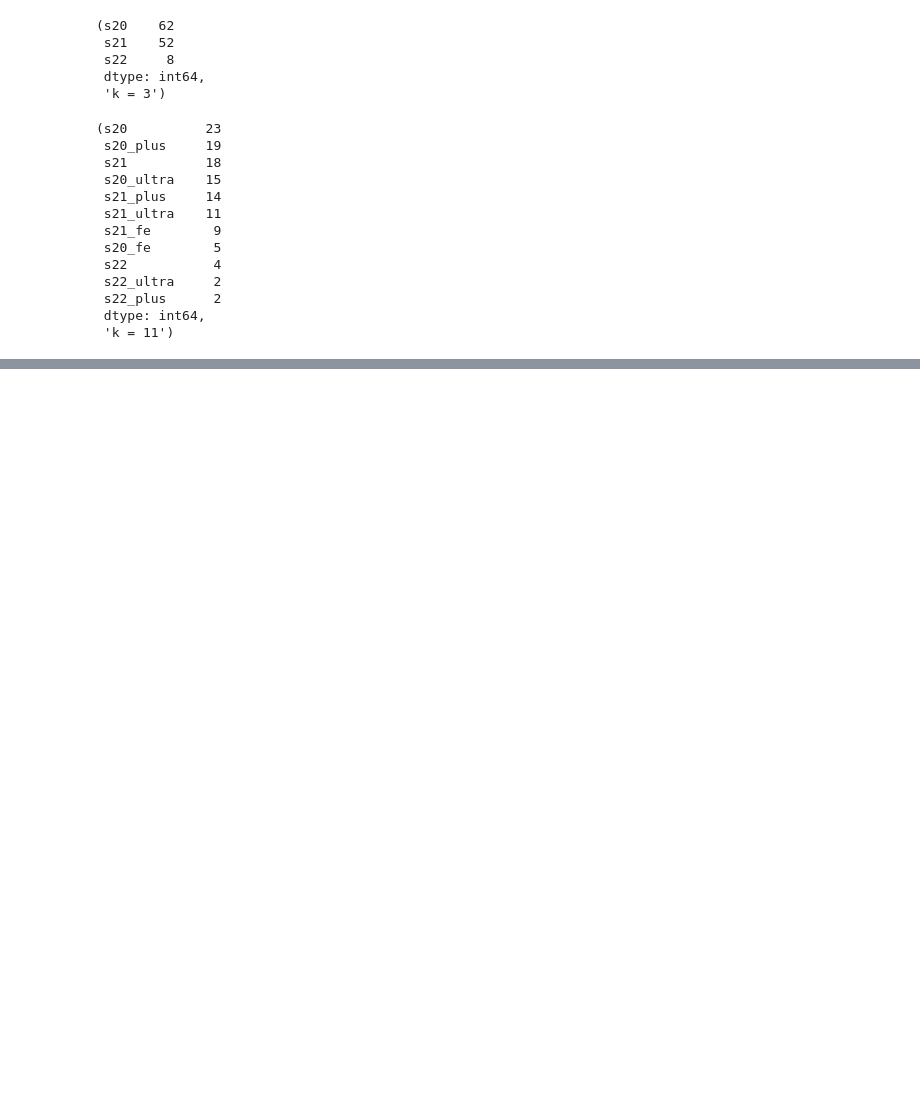
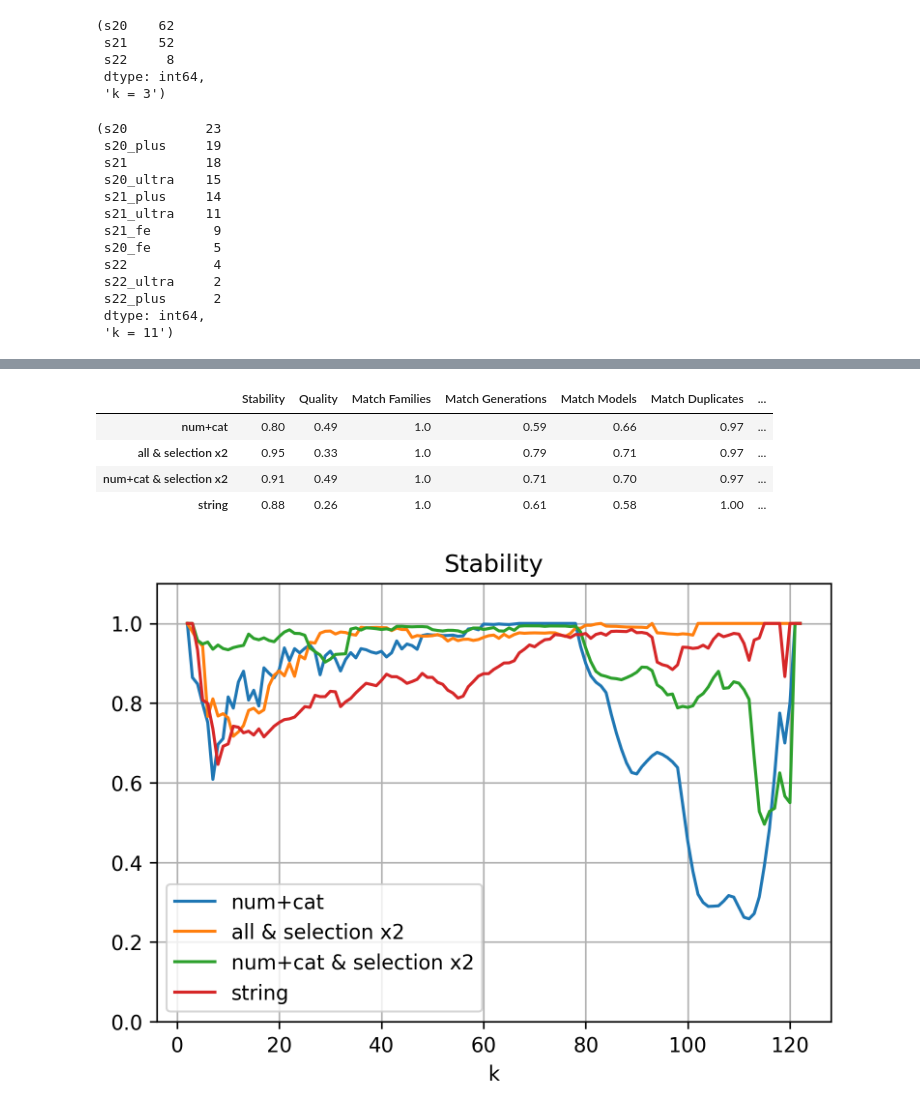
Before and after one commit to hd-code/ma-product-clustering, a Jupyter notebook: cluster-analysis/notebooks/clustering/3-both.ipynb, the cells around one changed output, grey strips where cells are left out. Saved outputs shown, nothing was run; the diff lists cells and outputs as text; code cells hidden in the pictures; blank space fills up the shorter version.

```diff
--- a/cluster-analysis/notebooks/clustering/3-both.ipynb
+++ b/cluster-analysis/notebooks/clustering/3-both.ipynb
@@ -195,8 +187,10 @@ attr_df[cols].groupby(cols[1:]).count()
 # %%
 attr_shared_df = attr_df[
     ~attr_df["required-cases"].isna() &
-    ~attr_df["required-phones"].isna()
+    ~attr_df["required-phones"].isna() &
+    ~attr_df["code"].isin(["icecat_name"])
 ]
+attr_codes_shared = attr_shared_df["code"].to_list()
 attr_shared_df
 # %% [output]
 |  | code | name | type | typeclass | required-cases | required-phones | non-null | unique |
@@ -272,7 +267,7 @@ def calc_metrics(attr_codes, multi_as_single=False, attr_to_overweight: list[str
     }
 # %%
 def metrics_to_table(metric):
-    result = {
+    return {
         "Stability": metric["stabilities"].mean(),
         "Quality": metric["qualities"].mean(),
         "Match Families": metric["match_fam"],
@@ -282,4 +277,3 @@ def metrics_to_table(metric):
         "Match Generations Shared": metric["match_gen_shared"],
         "Match Models Shared": metric["match_mod_shared"],
     }
-    return result
@@ -299,16 +282,15 @@ def metrics_to_table(metric):
 # %%
-case_to_attr = {
+attr_codes_types = {
     "numerical": attr_df[attr_df["typeclass"]=="numerical"]["code"].to_list(),
     "categorical": attr_df[attr_df["typeclass"]=="categorical"]["code"].to_list(),
-    "multi": attr_df[attr_df["typeclass"]=="multi"]["code"].to_list(),
+    "multi": attr_df[attr_df["typeclass"]=="multi-categorical"]["code"].to_list(),
     "string": attr_df[attr_df["typeclass"]=="string"]["code"].to_list(),
     "num+cat": attr_df[attr_df["typeclass"].isin(["numerical", "categorical"])]["code"].to_list(),
     "num+cat+mul": attr_df[attr_df["typeclass"].isin(["numerical", "categorical", "multi"])]["code"].to_list(),
     "num+cat+str": attr_df[attr_df["typeclass"].isin(["numerical", "categorical", "string"])]["code"].to_list(),
     "num+cat+mul+str": attr_df[attr_df["typeclass"].isin(["numerical", "categorical", "multi", "string"])]["code"].to_list(),
-    "only shared": attr_shared_df["code"].to_list(),
 }
-pd.DataFrame([(key, value) for key, value in case_to_attr.items()])
+pd.DataFrame([(key, value) for key, value in attr_codes_types.items()])
 # %% [output]
 |  | 0 | 1 |
 | 0 | numerical | [icecat_11379, icecat_12435_fixed... |
@@ -392,0 +365,18 @@ pd.DataFrame({n: metrics_to_table(m) for n, m in metrics.items()}).transpose().r
+# %%
+i = ["num+cat", "all & selection x2", "num+cat & selection x2", "string"]
+pd.DataFrame({
+    key: metrics[key]["stabilities"]
+    for key in i
+}, index=range(2, n+1)).plot.line(title="Stability", ylim=(0,1.1), xlabel="k", grid=True)
+pd.DataFrame({
+    key: metrics[key]["qualities"]
+    for key in i
+}, index=range(2, n)).plot.line( title="Quality", ylim=(0,1), xlabel="k", grid=True)
+pd.DataFrame({key: metrics_to_table(metrics[key]) for key in i}).transpose().round(2)
+# %% [output]
+|  | Stability | Quality | Match Families | Match Generations | Match Models | Match Duplicates | ... |
+| num+cat | 0.80 | 0.49 | 1.0 | 0.59 | 0.66 | 0.97 | ... |
+| all & selection x2 | 0.95 | 0.33 | 1.0 | 0.79 | 0.71 | 0.97 | ... |
+| num+cat & selection x2 | 0.91 | 0.49 | 1.0 | 0.71 | 0.70 | 0.97 | ... |
+| string | 0.88 | 0.26 | 1.0 | 0.61 | 0.58 | 1.00 | ... |
+[figure, added]
```
Also changed, not shown: parts of 30 cells of this notebook, 9 other files.
